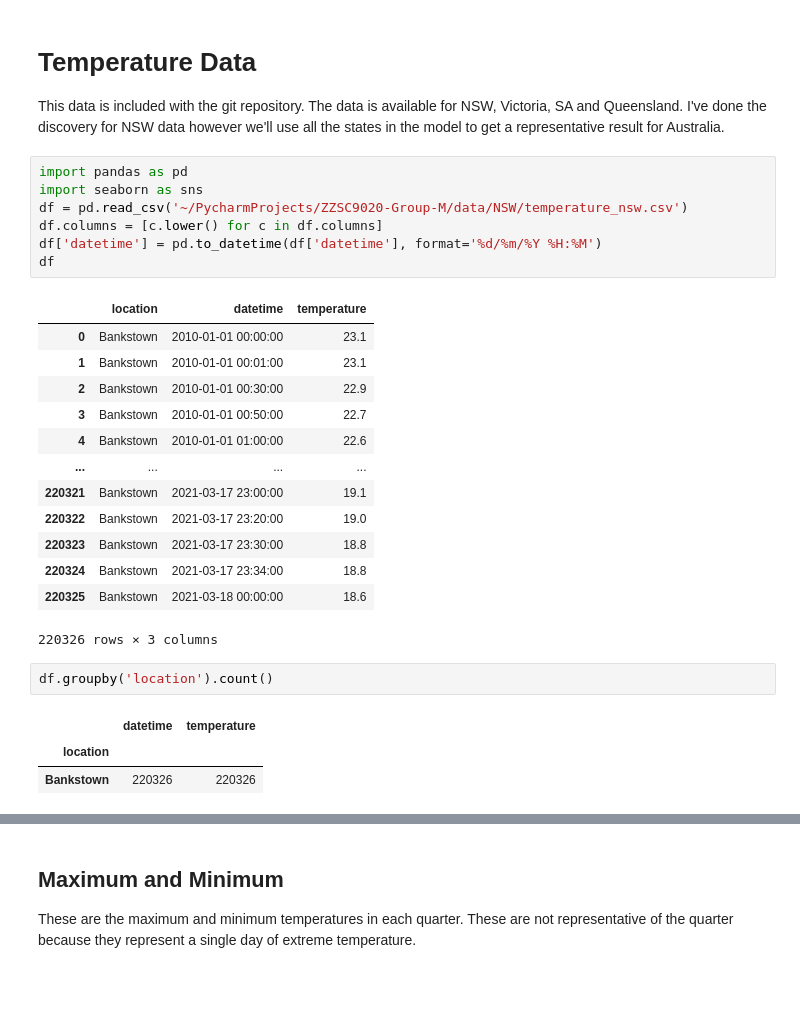
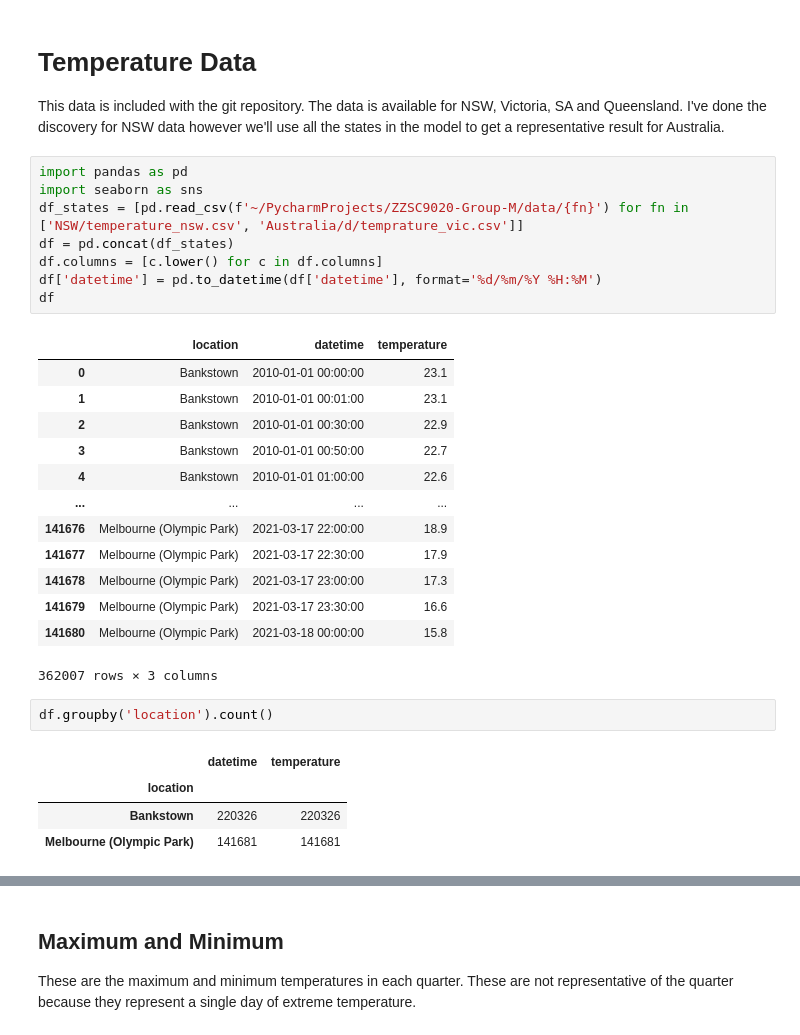
Before and after one commit to z5113296/ZZSC9020-Group-M, a Jupyter notebook: data_discovery/Temperature.ipynb, the cells around one changed output, grey strips where cells are left out. Cells and saved outputs as stored; diff of their text form; blank space fills up the shorter version.

```diff
--- a/data_discovery/Temperature.ipynb
+++ b/data_discovery/Temperature.ipynb
@@ -4,30 +4,32 @@ This data is included with the git repository. The data is available for NSW, Vi
 # %%
 import pandas as pd
 import seaborn as sns
-df = pd.read_csv('~/PycharmProjects/ZZSC9020-Group-M/data/NSW/temperature_nsw.csv')
+df_states = [pd.read_csv(f'~/PycharmProjects/ZZSC9020-Group-M/data/{fn}') for fn in ['NSW/temperature_nsw.csv', 'Australia/d/temprature_vic.csv']]
+df = pd.concat(df_states)
 df.columns = [c.lower() for c in df.columns]
 df['datetime'] = pd.to_datetime(df['datetime'], format='%d/%m/%Y %H:%M')
 df
 # %% [output]
 |  | location | datetime | temperature |
 | 0 | Bankstown | 2010-01-01 00:00:00 | 23.1 |
 | 1 | Bankstown | 2010-01-01 00:01:00 | 23.1 |
 | 2 | Bankstown | 2010-01-01 00:30:00 | 22.9 |
 | 3 | Bankstown | 2010-01-01 00:50:00 | 22.7 |
 | 4 | Bankstown | 2010-01-01 01:00:00 | 22.6 |
 | ... | ... | ... | ... |
-| 220321 | Bankstown | 2021-03-17 23:00:00 | 19.1 |
-| 220322 | Bankstown | 2021-03-17 23:20:00 | 19.0 |
-| 220323 | Bankstown | 2021-03-17 23:30:00 | 18.8 |
-| 220324 | Bankstown | 2021-03-17 23:34:00 | 18.8 |
-| 220325 | Bankstown | 2021-03-18 00:00:00 | 18.6 |
+| 141676 | Melbourne (Olympic Park) | 2021-03-17 22:00:00 | 18.9 |
+| 141677 | Melbourne (Olympic Park) | 2021-03-17 22:30:00 | 17.9 |
+| 141678 | Melbourne (Olympic Park) | 2021-03-17 23:00:00 | 17.3 |
+| 141679 | Melbourne (Olympic Park) | 2021-03-17 23:30:00 | 16.6 |
+| 141680 | Melbourne (Olympic Park) | 2021-03-18 00:00:00 | 15.8 |
-220326 rows × 3 columns
+362007 rows × 3 columns
 # %%
 df.groupby('location').count()
 # %% [output]
 |  | datetime | temperature |
 | location |  |  |
 | Bankstown | 220326 | 220326 |
+| Melbourne (Olympic Park) | 141681 | 141681 |
 # %%
 from datetime import datetime
 def trunc_month(value: datetime):
```
Also changed, not shown: parts of 7 cells of this notebook, 1 other file.
